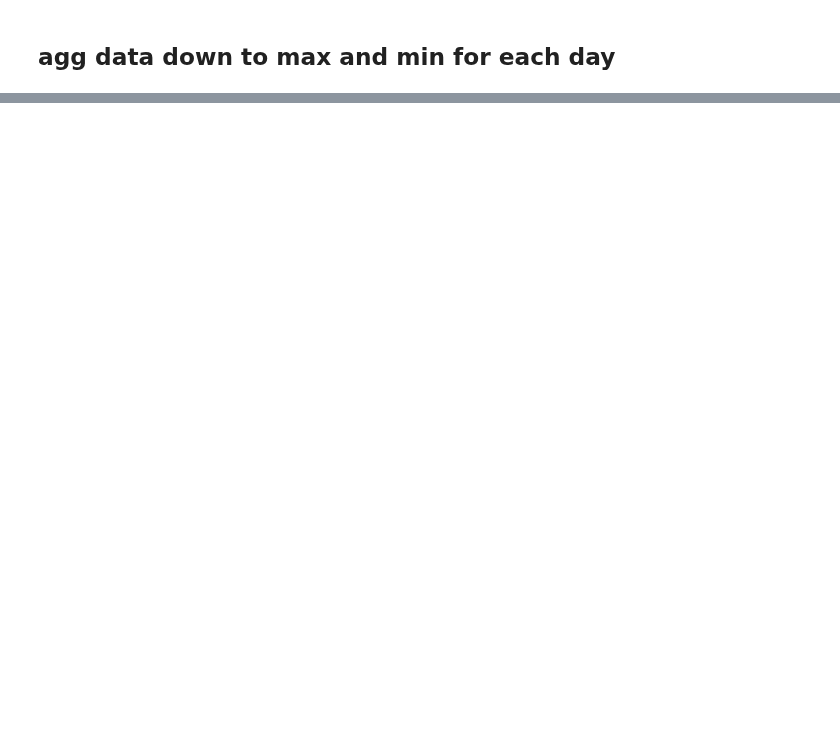
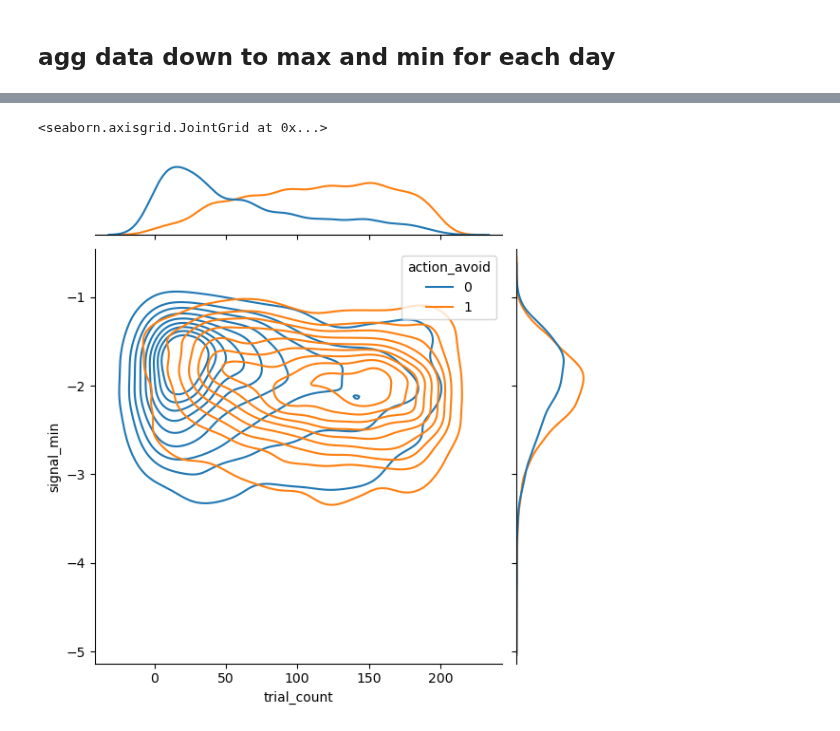
Before and after one commit to Mschaid/ENIGMA, a Jupyter notebook: notebooks/development/classifier_01.ipynb, the cells around one changed output, grey strips where cells are left out. Drawn from its saved outputs; the diff is of its cells as text; code cells hidden in the pictures; blank space fills up the shorter version.

```diff
--- a/notebooks/development/classifier_01.ipynb
+++ b/notebooks/development/classifier_01.ipynb
@@ -52,0 +61,8 @@ def group_data(df):
+# %%
+events = filter_columns_by_search(grouped_data, 'event')
+actions = filter_columns_by_search(grouped_data, 'action')
+mouse = filter_columns_by_search(grouped_data, 'mouse')
+sensors = filter_columns_by_search(grouped_data, 'sensor')
+dummies = pd.get_dummies(data = grouped_data,
+                         columns = events + actions + mouse + sensors)
+dummies
@@ -53 +83,27 @@ def group_data(df):
+# %%
+def calculate_max_min_signal(df):
+
+    events = filter_columns_by_search(data, 'event')
+    actions = filter_columns_by_search(data, 'action')
+    mouse = filter_columns_by_search(data, 'mouse')
+    sensors = filter_columns_by_search(data, 'sensor')
+    return (
+        df
+        .groupby(by = mouse+events+actions+sensors+['day', 'trial_count'], as_index = False).agg({"signal": ["max", "min"]})
+        .pipe(flatten_dataframe)
+        .rename(columns = lambda c: c.strip("_"))
+        .drop(columns ='index')
+    )
+
+max_min = calculate_max_min_signal(data)
+# %%
+da = max_min.query("sensor_DA == 1")
+sns.jointplot(
+    data=da,
+    x="trial_count", y="signal_min", hue="action_avoid",
+    kind="kde"
+)
+# %% [output]
+<seaborn.axisgrid.JointGrid at 0x...>
+[figure, added]
 # %%
```
Also changed, not shown: parts of 10 cells of this notebook, 1 other file.
